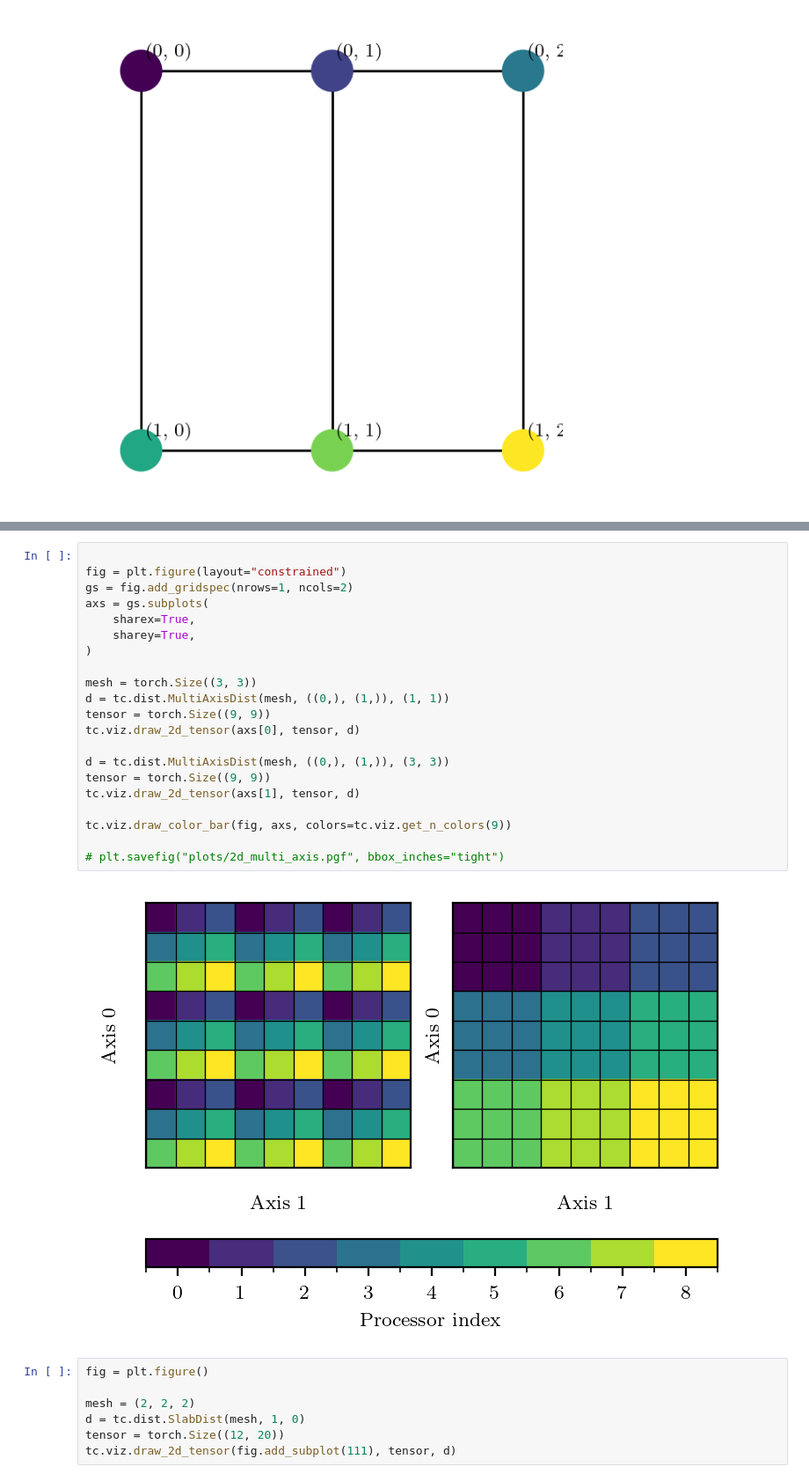
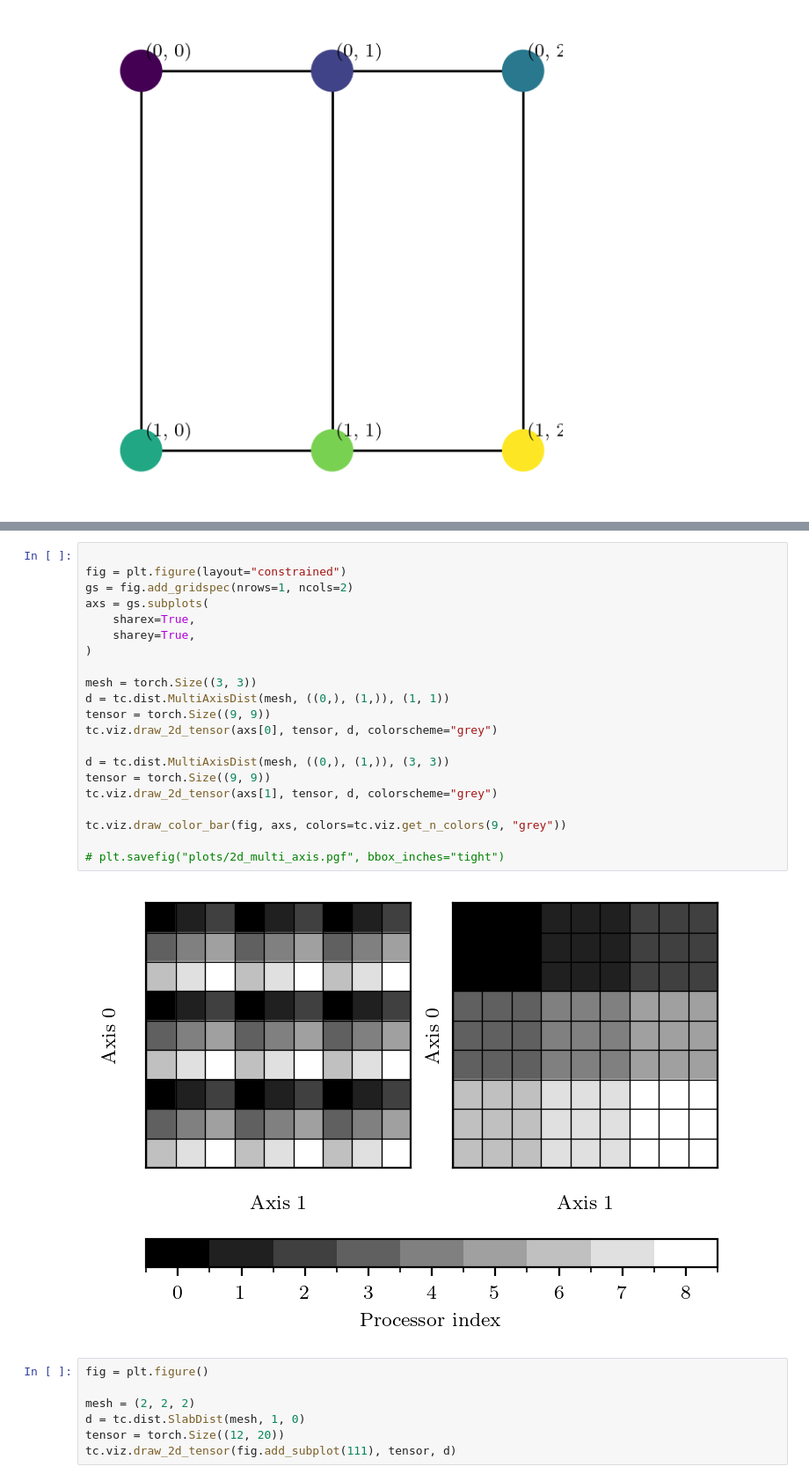
Before and after one commit to Helmholtz-AI-Energy/tensorcraft, a Jupyter notebook: notebooks/viz_basics.ipynb, the cells around one changed output, grey strips where cells are left out. Shown at 88% size. Saved outputs shown, nothing was run; the diff lists cells and outputs as text.

```diff
--- a/notebooks/viz_basics.ipynb
+++ b/notebooks/viz_basics.ipynb
@@ -85,26 +95,26 @@ tc.viz.draw_processor_grid(fig, tensor_shape, d)
 # %%
 
 fig = plt.figure(layout="constrained")
 gs = fig.add_gridspec(nrows=1, ncols=2)
 axs = gs.subplots(
     sharex=True,
     sharey=True,
 )
 
 mesh = torch.Size((3, 3))
 d = tc.dist.MultiAxisDist(mesh, ((0,), (1,)), (1, 1))
 tensor = torch.Size((9, 9))
-tc.viz.draw_2d_tensor(axs[0], tensor, d)
+tc.viz.draw_2d_tensor(axs[0], tensor, d, colorscheme="grey")
 
 d = tc.dist.MultiAxisDist(mesh, ((0,), (1,)), (3, 3))
 tensor = torch.Size((9, 9))
-tc.viz.draw_2d_tensor(axs[1], tensor, d)
+tc.viz.draw_2d_tensor(axs[1], tensor, d, colorscheme="grey")
 
-tc.viz.draw_color_bar(fig, axs, colors=tc.viz.get_n_colors(9))
+tc.viz.draw_color_bar(fig, axs, colors=tc.viz.get_n_colors(9, "grey"))
 
 # plt.savefig("plots/2d_multi_axis.pgf", bbox_inches="tight")
 # %% [output]
-[figure, old version]
+[figure, new version]
 # %%
 fig = plt.figure()
 
```
Also changed, not shown: parts of 6 cells of this notebook, 53 other files.
